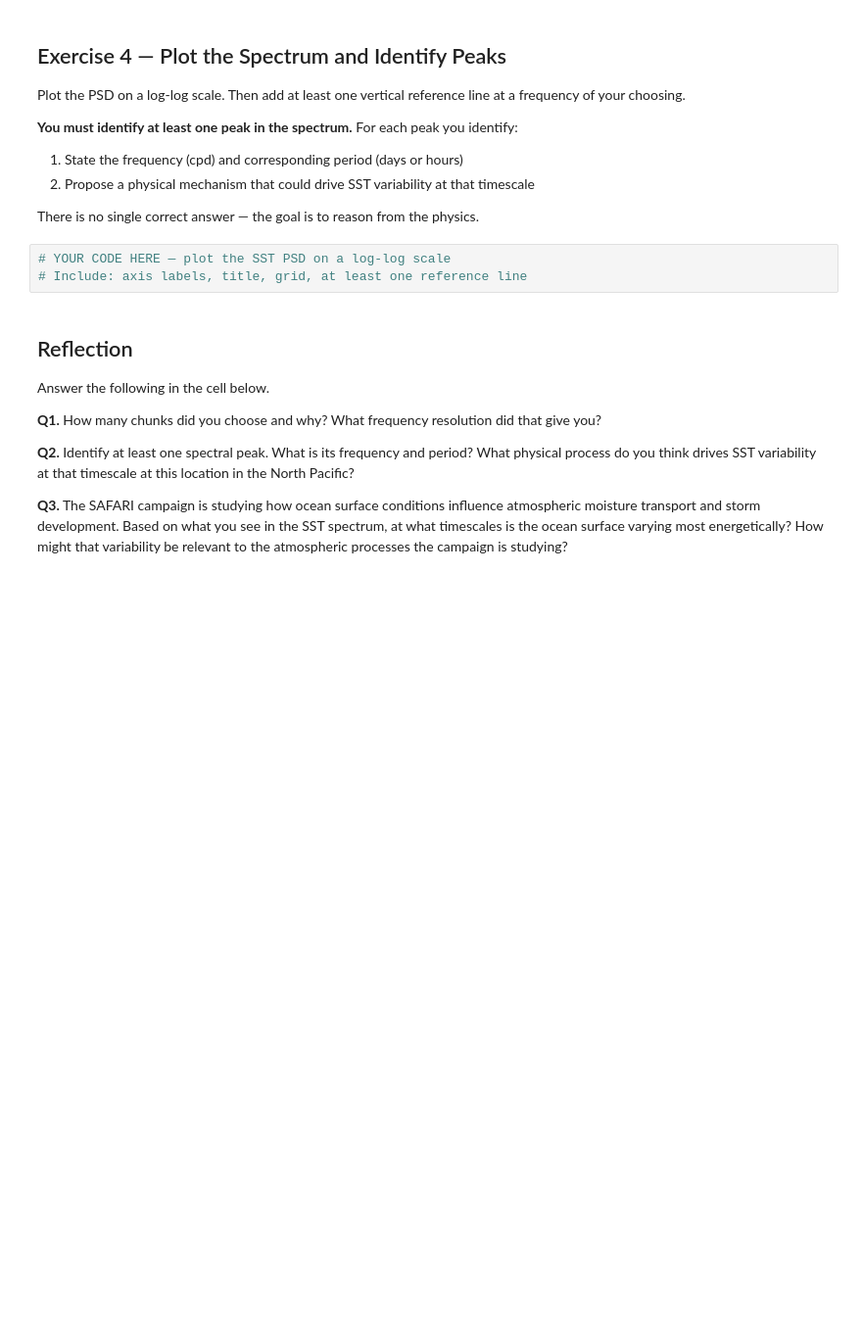
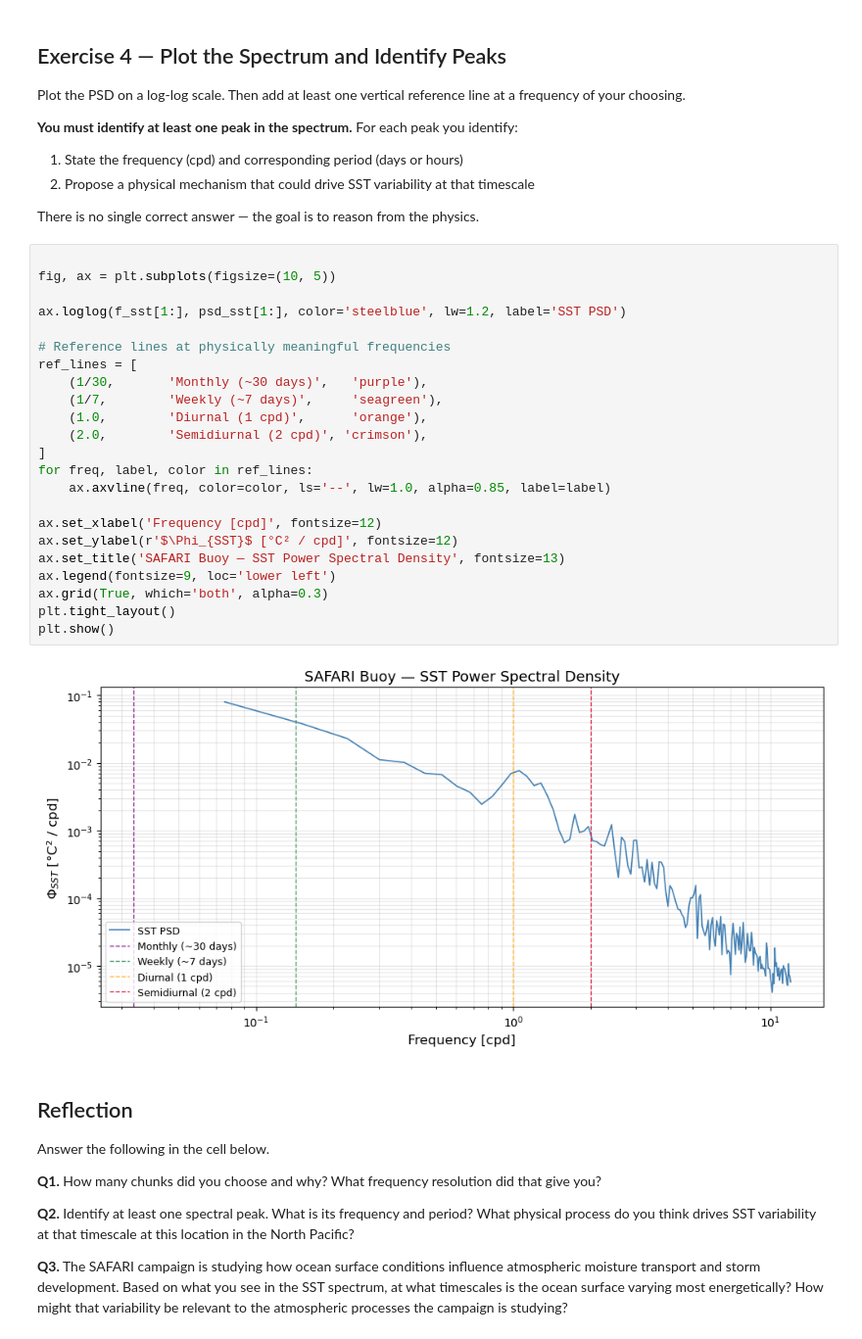
Before and after one commit to mae223-oceantech/time-series-analysis-elizabeth-quinlan-1, a Jupyter notebook: Tutorial_SAFARI_SST.ipynb, the cells around one changed output. Shown at 98% size. Cells and saved outputs as stored; diff of their text form; blank space fills up the shorter version.

```diff
--- a/Tutorial_SAFARI_SST.ipynb
+++ b/Tutorial_SAFARI_SST.ipynb
@@ -161,8 +236,30 @@ Plot the PSD on a log-log scale. Then add at least one vertical reference line a
 
 There is no single correct answer — the goal is to reason from the physics.
 # %%
-# YOUR CODE HERE — plot the SST PSD on a log-log scale
-# Include: axis labels, title, grid, at least one reference line
+
+fig, ax = plt.subplots(figsize=(10, 5))
+
+ax.loglog(f_sst[1:], psd_sst[1:], color='steelblue', lw=1.2, label='SST PSD')
+
+# Reference lines at physically meaningful frequencies
+ref_lines = [
+    (1/30,       'Monthly (~30 days)',   'purple'),
+    (1/7,        'Weekly (~7 days)',     'seagreen'),
+    (1.0,        'Diurnal (1 cpd)',      'orange'),
+    (2.0,        'Semidiurnal (2 cpd)', 'crimson'),
+]
+for freq, label, color in ref_lines:
+    ax.axvline(freq, color=color, ls='--', lw=1.0, alpha=0.85, label=label)
+
+ax.set_xlabel('Frequency [cpd]', fontsize=12)
+ax.set_ylabel(r'$\Phi_{SST}$ [°C² / cpd]', fontsize=12)
+ax.set_title('SAFARI Buoy — SST Power Spectral Density', fontsize=13)
+ax.legend(fontsize=9, loc='lower left')
+ax.grid(True, which='both', alpha=0.3)
+plt.tight_layout()
+plt.show()
+# %% [output]
+[figure, added]
 # %% [markdown]
 ## Reflection
 
```
Also changed, not shown: parts of 4 cells of this notebook.
